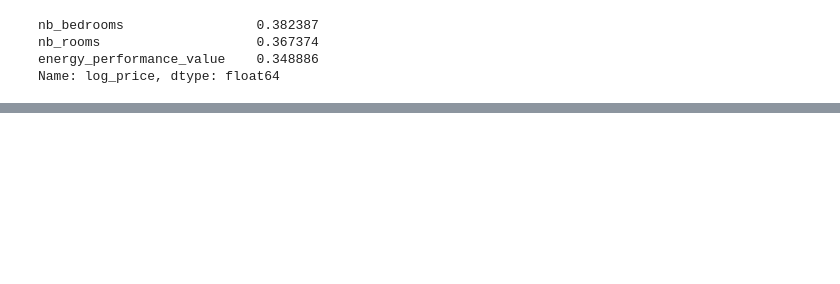
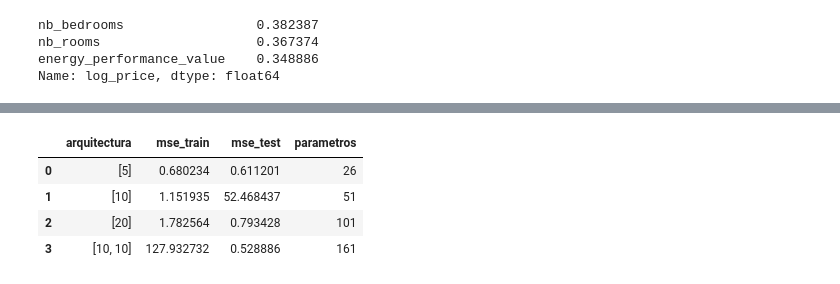
Before and after one commit to dannie-ml/Math_Deep_Learning, a Jupyter notebook: Semana_1/Reto_1_Regresion_y_RedesN.ipynb, the cells around one changed output, grey strips where cells are left out. Drawn from its saved outputs; the diff is of its cells as text; code cells hidden in the pictures; blank space fills up the shorter version.

```diff
--- a/Semana_1/Reto_1_Regresion_y_RedesN.ipynb
+++ b/Semana_1/Reto_1_Regresion_y_RedesN.ipynb
@@ -412,0 +558,27 @@ Name: log_price, dtype: float64
+# %%
+arquitecturas = [
+    [5],
+    [10],
+    [20],
+    [10, 10],
+]
+
+resultados_nn = []
+
+for arch in arquitecturas:
+    mse_train, mse_test, params = entrena_red(arch)
+    resultados_nn.append({
+        "arquitectura": str(arch),
+        "mse_train": mse_train,
+        "mse_test": mse_test,
+        "parametros": params
+    })
+
+df_nn = pd.DataFrame(resultados_nn)
+df_nn
+# %% [output]
+|  | arquitectura | mse_train | mse_test | parametros |
+| 0 | [5] | 0.680234 | 0.611201 | 26 |
+| 1 | [10] | 1.151935 | 52.468437 | 51 |
+| 2 | [20] | 1.782564 | 0.793428 | 101 |
+| 3 | [10, 10] | 127.932732 | 0.528886 | 161 |
```
Also changed, not shown: parts of 15 cells of this notebook.
